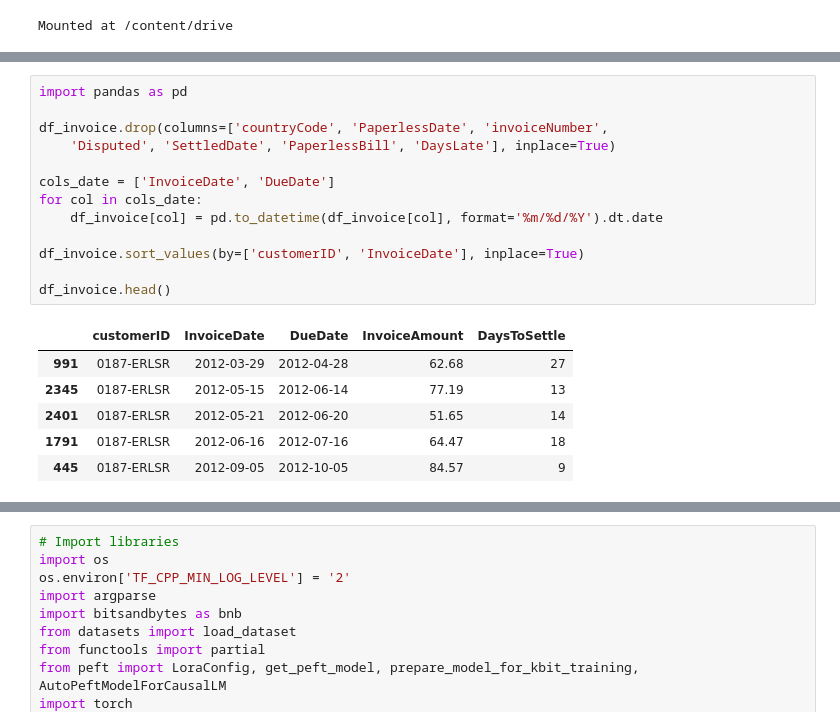
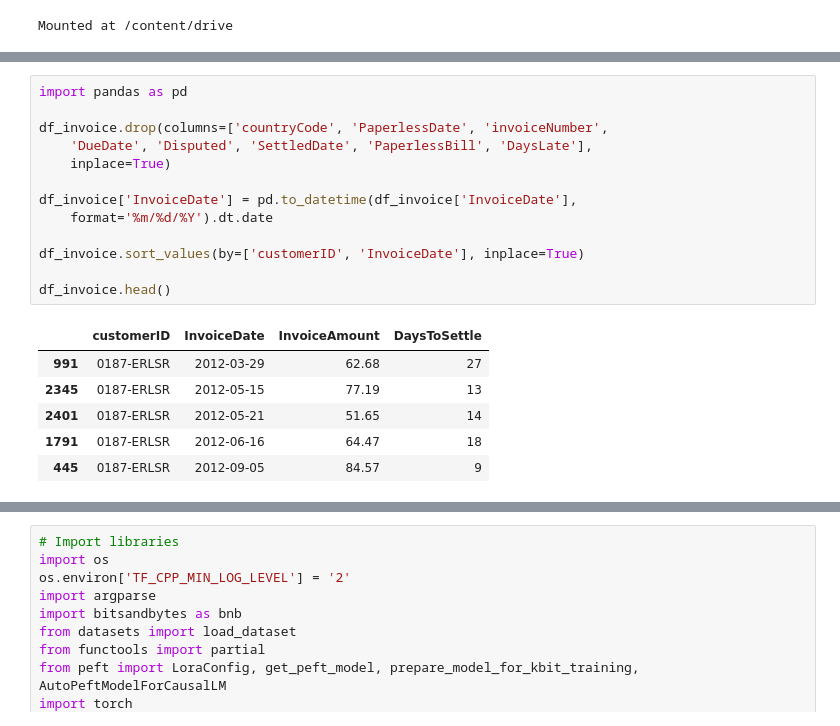
Before and after one commit to MengOonLee/AccountReceivable, a Jupyter notebook: Workflow/InvoicePayment/Forecasting.ipynb, the cells around one changed output, grey strips where cells are left out. Saved outputs shown, nothing was run; the diff lists cells and outputs as text.

```diff
--- a/Workflow/InvoicePayment/Forecasting.ipynb
+++ b/Workflow/InvoicePayment/Forecasting.ipynb
@@ -59,23 +59,23 @@ memory usage: 231.3+ KB
 # %%
 import pandas as pd
 
 df_invoice.drop(columns=['countryCode', 'PaperlessDate', 'invoiceNumber',
-    'Disputed', 'SettledDate', 'PaperlessBill', 'DaysLate'], inplace=True)
+    'DueDate', 'Disputed', 'SettledDate', 'PaperlessBill', 'DaysLate'],
+    inplace=True)
 
-cols_date = ['InvoiceDate', 'DueDate']
-for col in cols_date:
-    df_invoice[col] = pd.to_datetime(df_invoice[col], format='%m/%d/%Y').dt.date
+df_invoice['InvoiceDate'] = pd.to_datetime(df_invoice['InvoiceDate'],
+    format='%m/%d/%Y').dt.date
 
 df_invoice.sort_values(by=['customerID', 'InvoiceDate'], inplace=True)
 
 df_invoice.head()
 # %% [output]
-|  | customerID | InvoiceDate | DueDate | InvoiceAmount | DaysToSettle |
-| 991 | 0187-ERLSR | 2012-03-29 | 2012-04-28 | 62.68 | 27 |
-| 2345 | 0187-ERLSR | 2012-05-15 | 2012-06-14 | 77.19 | 13 |
-| 2401 | 0187-ERLSR | 2012-05-21 | 2012-06-20 | 51.65 | 14 |
-| 1791 | 0187-ERLSR | 2012-06-16 | 2012-07-16 | 64.47 | 18 |
-| 445 | 0187-ERLSR | 2012-09-05 | 2012-10-05 | 84.57 | 9 |
+|  | customerID | InvoiceDate | InvoiceAmount | DaysToSettle |
+| 991 | 0187-ERLSR | 2012-03-29 | 62.68 | 27 |
+| 2345 | 0187-ERLSR | 2012-05-15 | 77.19 | 13 |
+| 2401 | 0187-ERLSR | 2012-05-21 | 51.65 | 14 |
+| 1791 | 0187-ERLSR | 2012-06-16 | 64.47 | 18 |
+| 445 | 0187-ERLSR | 2012-09-05 | 84.57 | 9 |
 # %%
 import numpy as np
 
```
Also changed, not shown: parts of 5 cells of this notebook.
